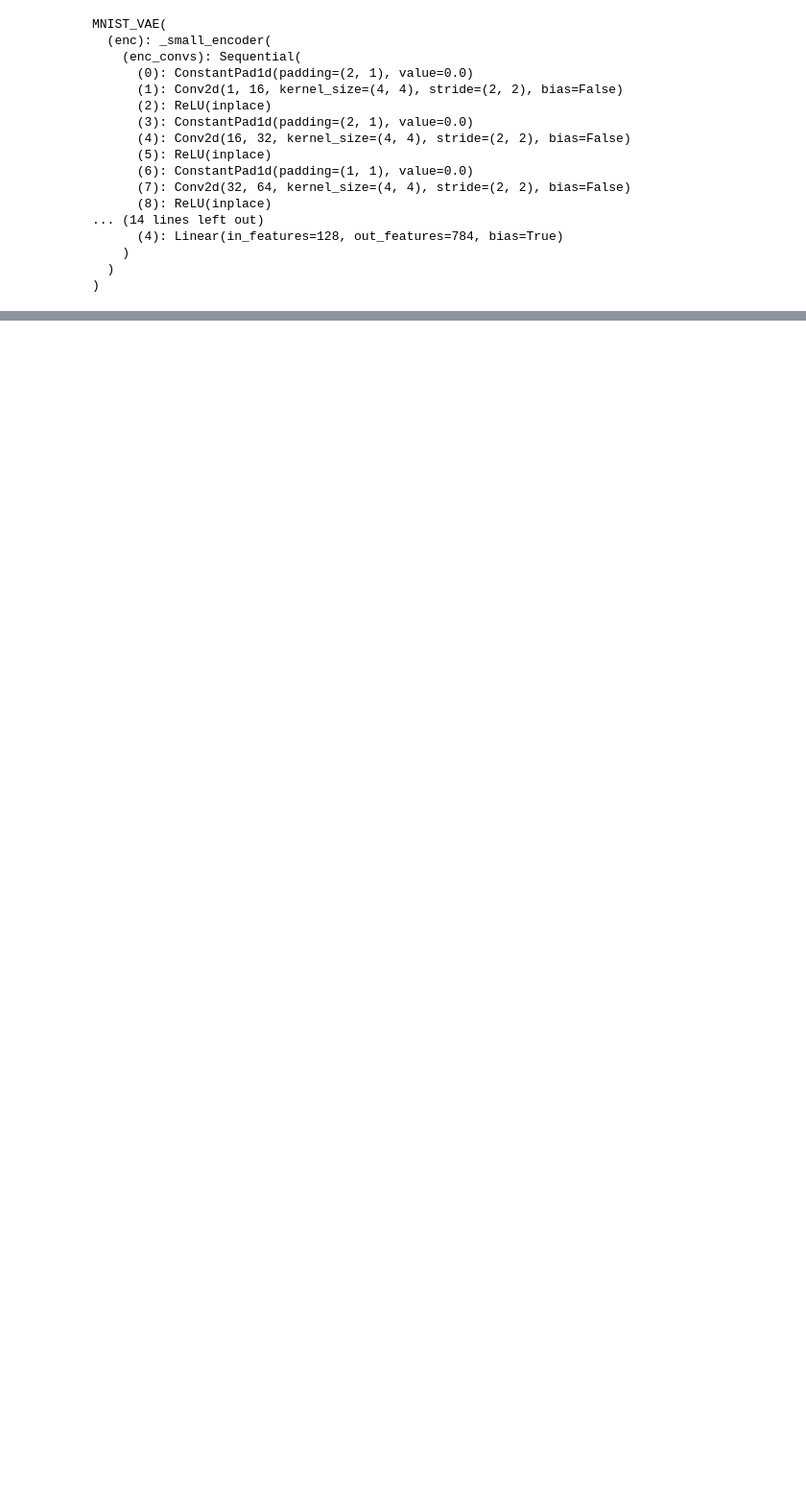
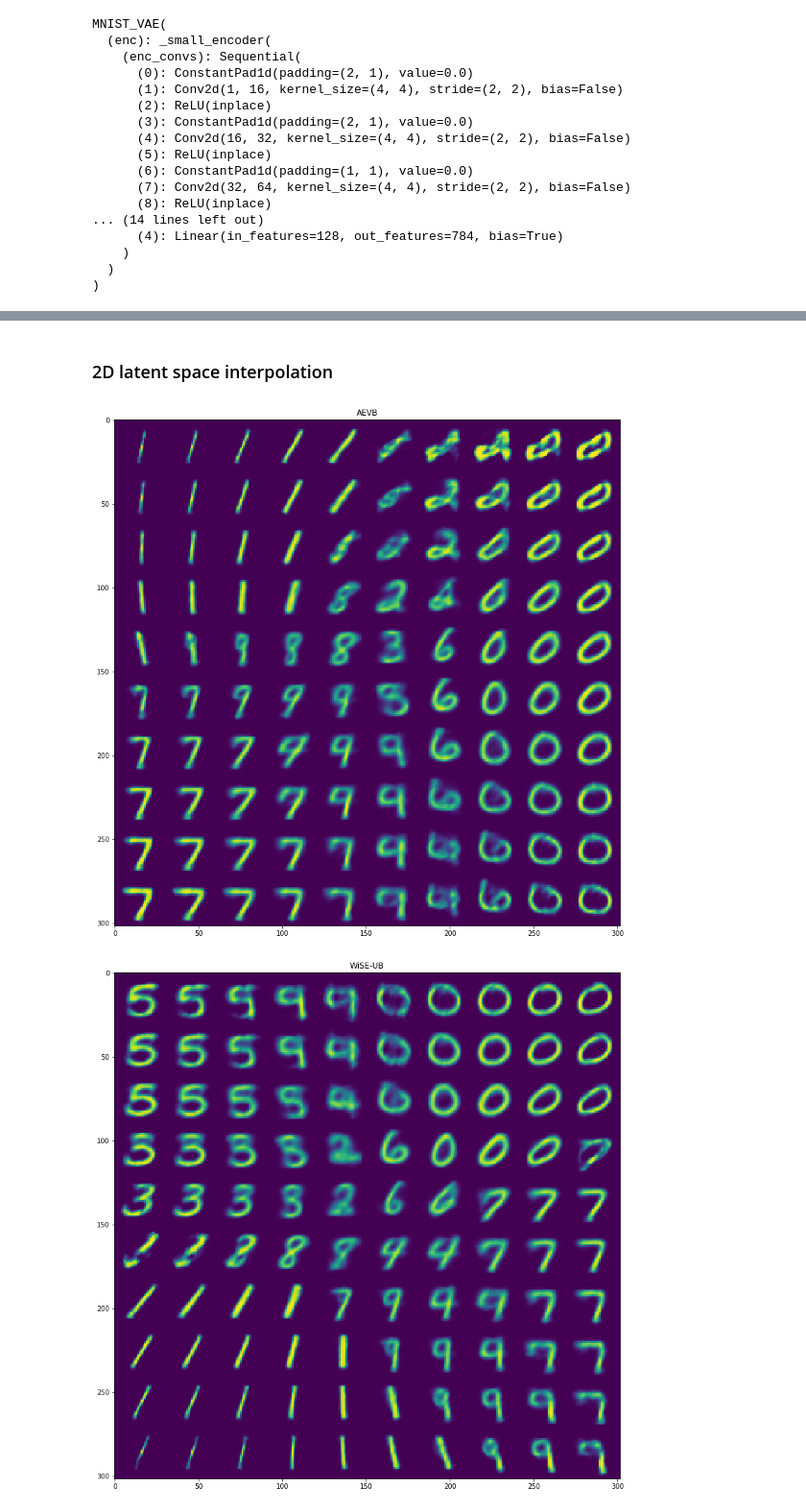
Before and after one commit to yoyololicon/pytorch-wise-ale, a Jupyter notebook: mnist_visualization.ipynb, the cells around one changed output, grey strips where cells are left out. Shown at 96% size. Drawn from its saved outputs; the diff is of its cells as text; code cells hidden in the pictures; blank space fills up the shorter version.

```diff
--- a/mnist_visualization.ipynb
+++ b/mnist_visualization.ipynb
@@ -131,0 +129,23 @@ plt.show()
+# %% [markdown]
+### 2D latent space interpolation
+# %%
+z_range = 3
+inter_size = 10
+latent_code = torch.stack(torch.meshgrid(torch.linspace(-z_range, z_range, inter_size),
+                                         torch.linspace(-z_range, z_range, inter_size)), 2).view(-1, 2).cuda()
+
+with torch.no_grad():
+    output = aevb_model(z=latent_code).sigmoid_().cpu()
+    aevb_interp2d = make_grid(output, nrow=inter_size).permute(1, 2, 0).numpy().mean(2)
+    plt.title('AEVB')
+    plt.imshow(aevb_interp2d)
+    plt.show()
+
+    output = wiseub_model(z=latent_code).sigmoid_().cpu()
+    wiseub_interp2d = make_grid(output, nrow=inter_size).permute(1, 2, 0).numpy().mean(2)
+    plt.title('WiSE-UB')
+    plt.imshow(wiseub_interp2d)
+    plt.show()
+# %% [output]
+[figure, added]
+[figure, added]
```
Also changed, not shown: parts of 8 cells of this notebook, 1 other file.
